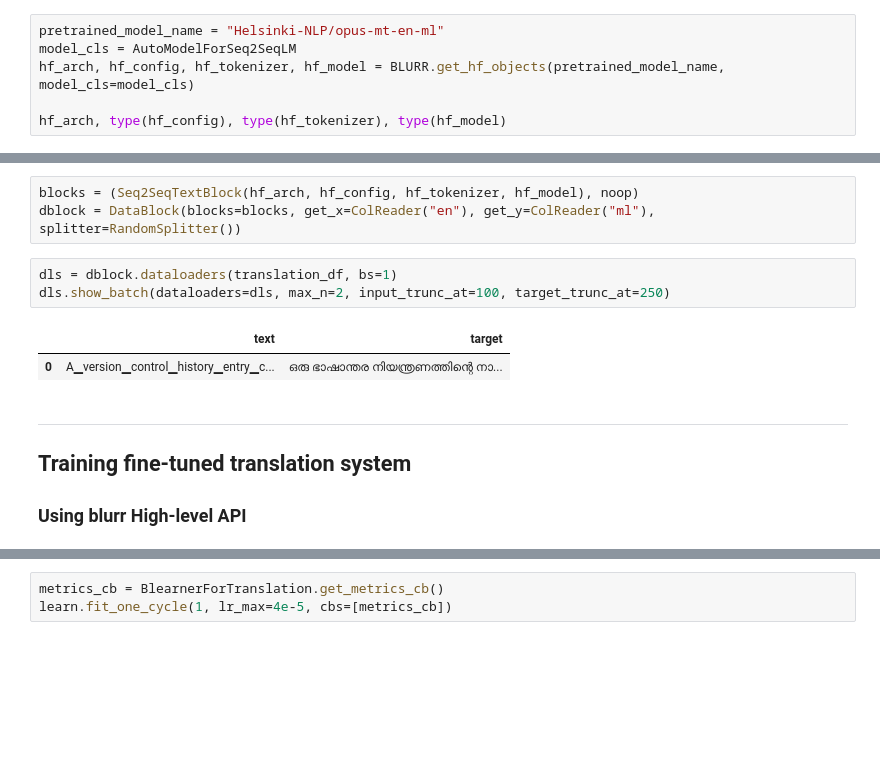
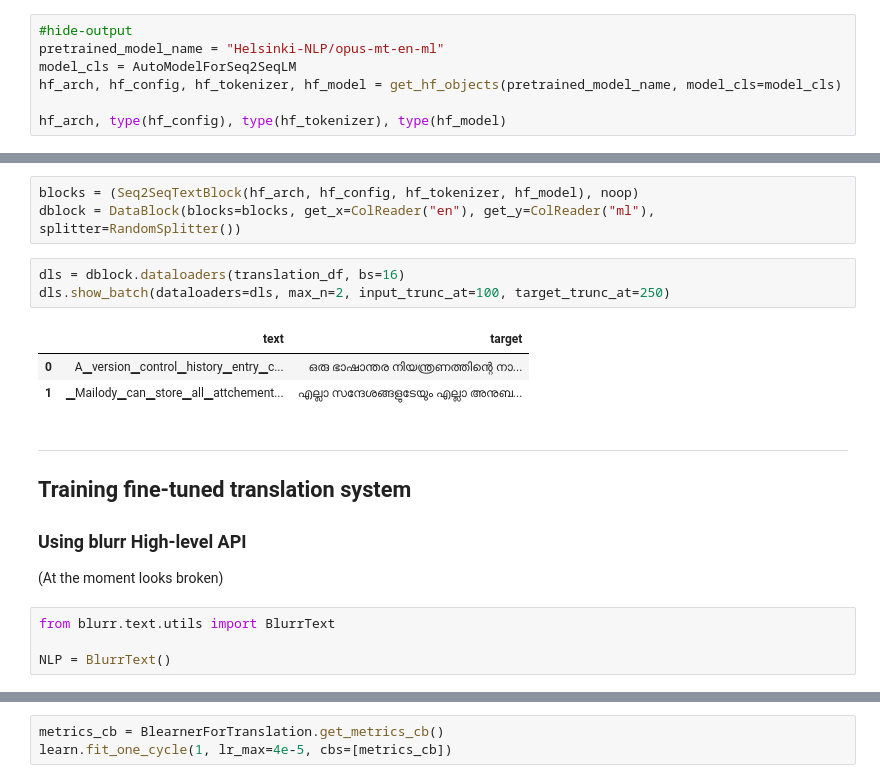
Before and after one commit to kurianbenoy/ml-blog, a Jupyter notebook: _notebooks/2022-03-13-hfenml-translate.ipynb, the cells around one changed output, grey strips where cells are left out. Saved outputs shown, nothing was run; the diff lists cells and outputs as text; blank space fills up the shorter version.

```diff
--- a/_notebooks/2022-03-13-hfenml-translate.ipynb
+++ b/_notebooks/2022-03-13-hfenml-translate.ipynb
@@ -67,9 +65,10 @@ from fastai.learner import *
 from fastai.optimizer import *
 from transformers import *
 # %%
+#hide-output
 pretrained_model_name = "Helsinki-NLP/opus-mt-en-ml"
 model_cls = AutoModelForSeq2SeqLM
-hf_arch, hf_config, hf_tokenizer, hf_model = BLURR.get_hf_objects(pretrained_model_name, model_cls=model_cls)
+hf_arch, hf_config, hf_tokenizer, hf_model = get_hf_objects(pretrained_model_name, model_cls=model_cls)
 
 hf_arch, type(hf_config), type(hf_tokenizer), type(hf_model)
 # %% [output]
@@ -91,14 +107,21 @@ translation_df.head()
 blocks = (Seq2SeqTextBlock(hf_arch, hf_config, hf_tokenizer, hf_model), noop)
 dblock = DataBlock(blocks=blocks, get_x=ColReader("en"), get_y=ColReader("ml"), splitter=RandomSplitter())
 # %%
-dls = dblock.dataloaders(translation_df, bs=1)
+dls = dblock.dataloaders(translation_df, bs=16)
 dls.show_batch(dataloaders=dls, max_n=2, input_trunc_at=100, target_trunc_at=250)
 # %% [output]
 |  | text | target |
 | 0 | A▁version▁control▁history▁entry▁c... | ഒരു ഭാഷാന്തര നിയന്ത്രണത്തിന്റെ നാ... |
+| 1 | ▁Mailody▁can▁store▁all▁attchement... | എല്ലാ സന്ദേശങ്ങളുടേയും എല്ലാ അനുബ... |
 # %% [markdown]
 ---
 ## Training fine-tuned translation system
 
 ### Using blurr High-level API
+
+(At the moment looks broken)
+# %%
+from blurr.text.utils import BlurrText
+
+NLP = BlurrText()
 # %%
```
Also changed, not shown: parts of 16 cells of this notebook.
